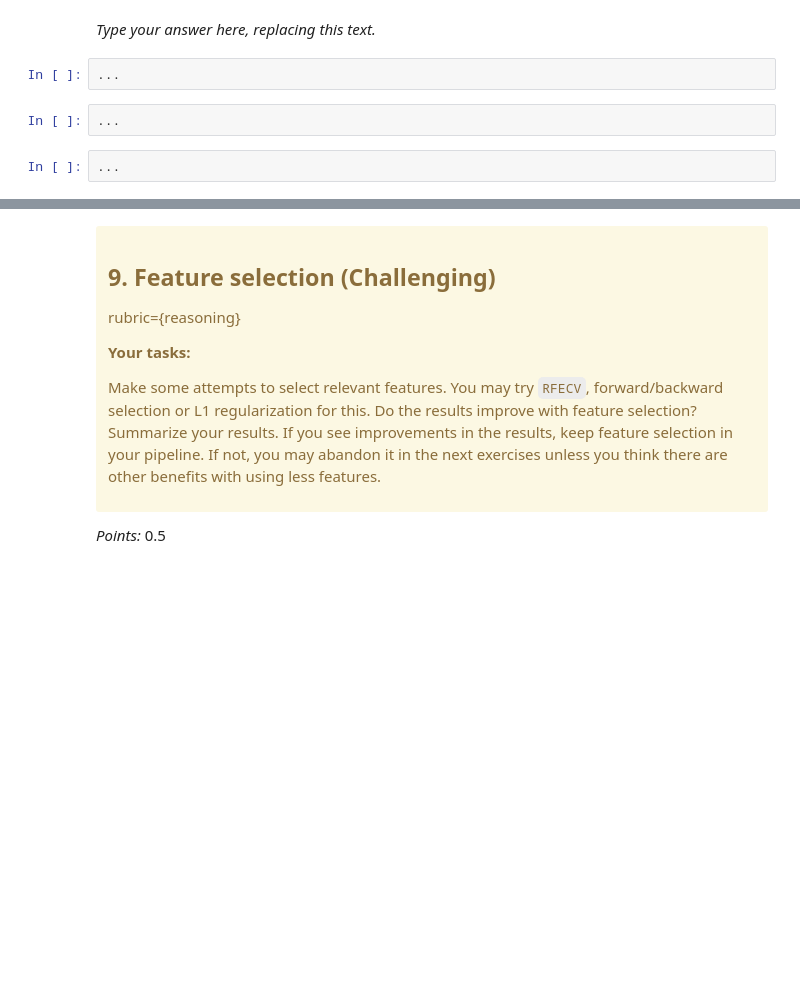
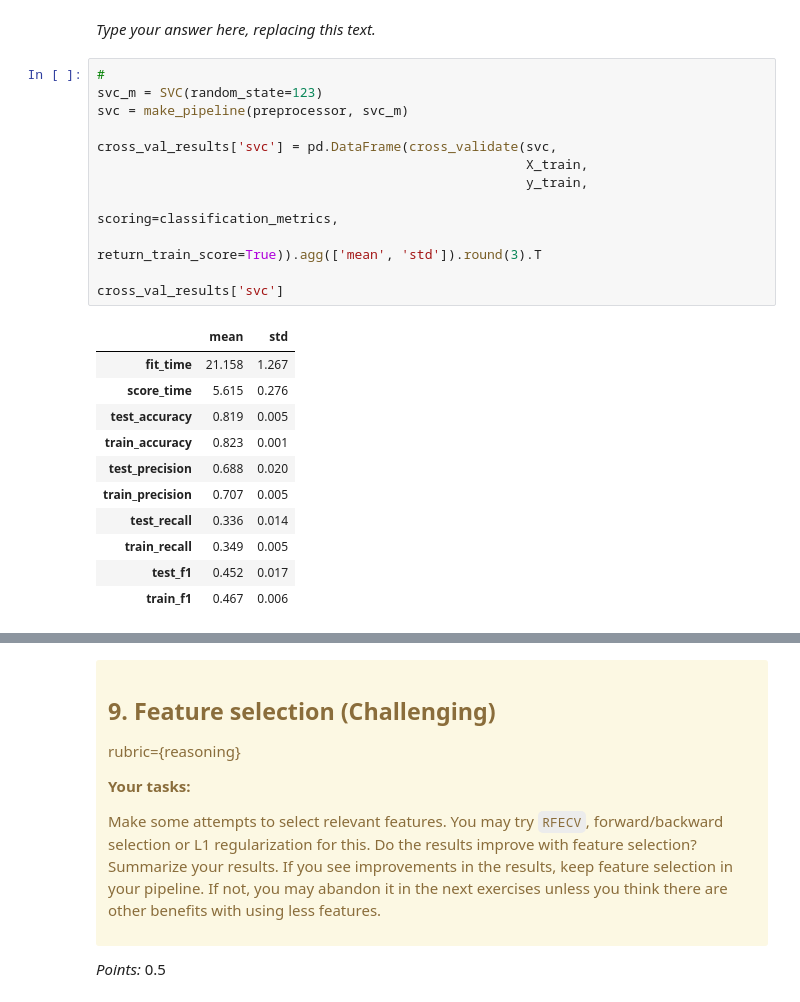
Before and after one commit to joeywwwu/573-lab4, a Jupyter notebook: lab4.ipynb, the cells around one changed output, grey strips where cells are left out. Cells and saved outputs as stored; diff of their text form; blank space fills up the shorter version.

```diff
--- a/lab4.ipynb
+++ b/lab4.ipynb
@@ -342,9 +501,27 @@ rubric={accuracy,reasoning}
 _Points:_ 10
 # %% [markdown]
 _Type your answer here, replacing this text._
-# %%
-...
-# %%
-...
-# %%
-...
+# %%
+#
+svc_m = SVC(random_state=123)
+svc = make_pipeline(preprocessor, svc_m)
+
+cross_val_results['svc'] = pd.DataFrame(cross_validate(svc,
+                                                       X_train,
+                                                       y_train,
+                                                       scoring=classification_metrics,
+                                                       return_train_score=True)).agg(['mean', 'std']).round(3).T
+
+cross_val_results['svc']
+# %% [output]
+|  | mean | std |
+| fit_time | 21.158 | 1.267 |
+| score_time | 5.615 | 0.276 |
+| test_accuracy | 0.819 | 0.005 |
+| train_accuracy | 0.823 | 0.001 |
+| test_precision | 0.688 | 0.020 |
+| train_precision | 0.707 | 0.005 |
+| test_recall | 0.336 | 0.014 |
+| train_recall | 0.349 | 0.005 |
+| test_f1 | 0.452 | 0.017 |
+| train_f1 | 0.467 | 0.006 |
```
Also changed, not shown: parts of 24 cells of this notebook.
